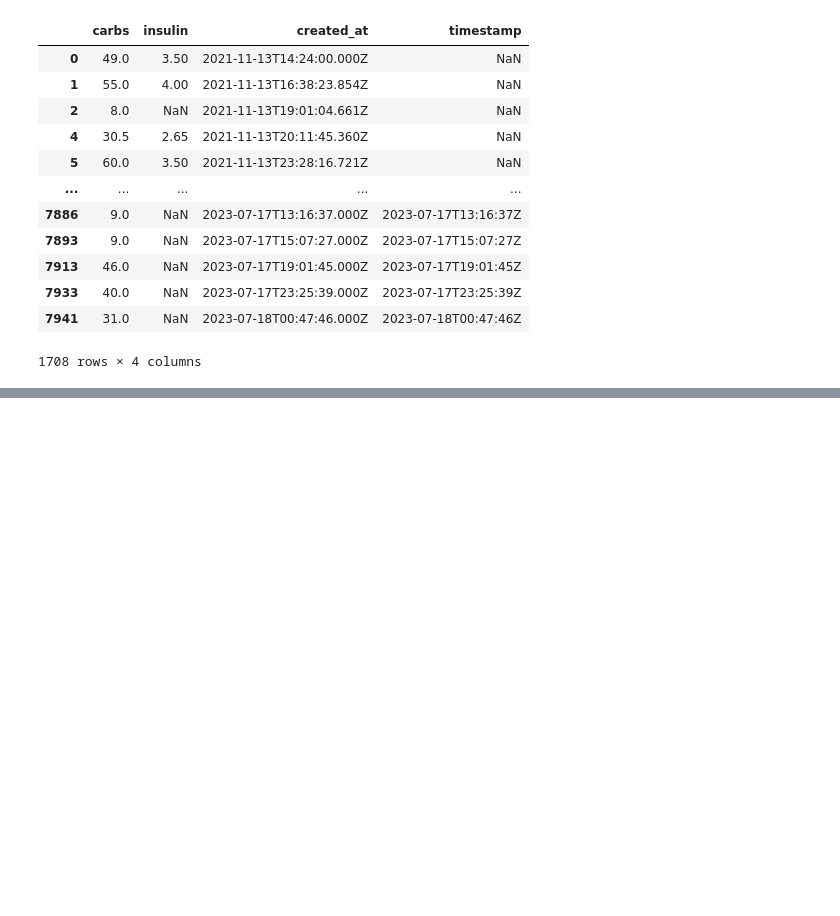
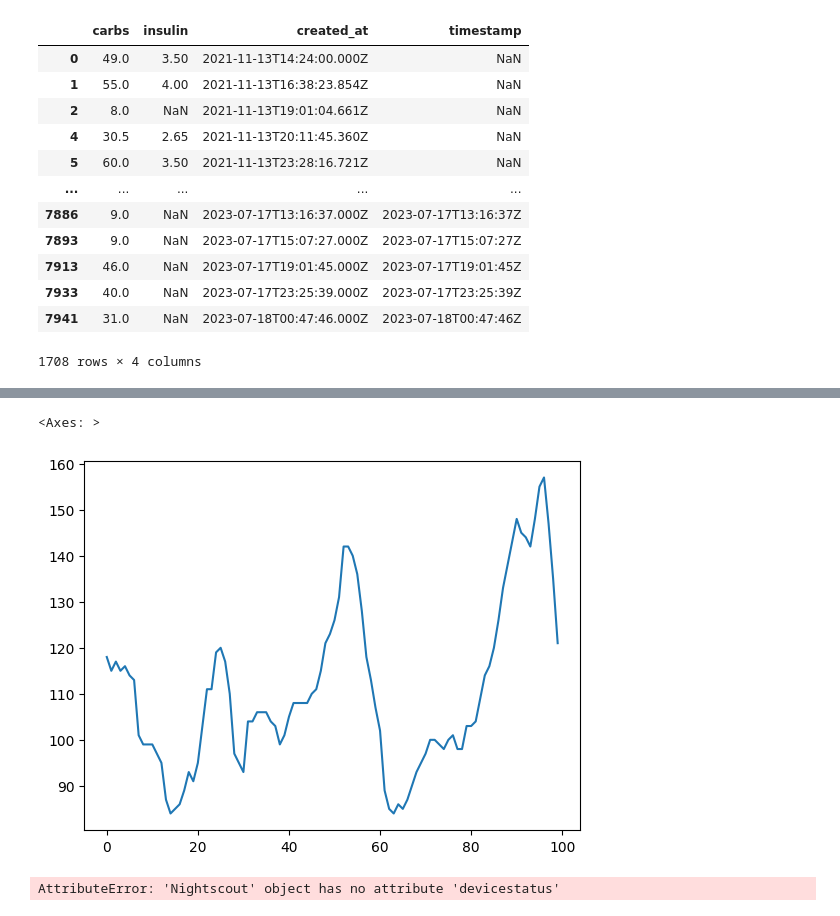
Before and after one commit to patrickdmiller/ns-data, a Jupyter notebook: python/example.ipynb, the cells around one changed output, grey strips where cells are left out. Saved outputs shown, nothing was run; the diff lists cells and outputs as text; code cells hidden in the pictures; blank space fills up the shorter version.

```diff
--- a/python/example.ipynb
+++ b/python/example.ipynb
@@ -141,0 +211,10 @@ data[-200:]
+# %%
+entres_slice = ns.entries[0:100].sort_values(by=['dateString']).reset_index(drop=True)
+entres_slice['sgv'].plot()
+# %% [output]
+<Axes: >
+[figure, added]
+# %%
+ns.find('devicestatus').iloc[-10]['loop']
+# %% [output]
+AttributeError: 'Nightscout' object has no attribute 'devicestatus'
```
Also changed, not shown: parts of 5 cells of this notebook, 1 other file.
